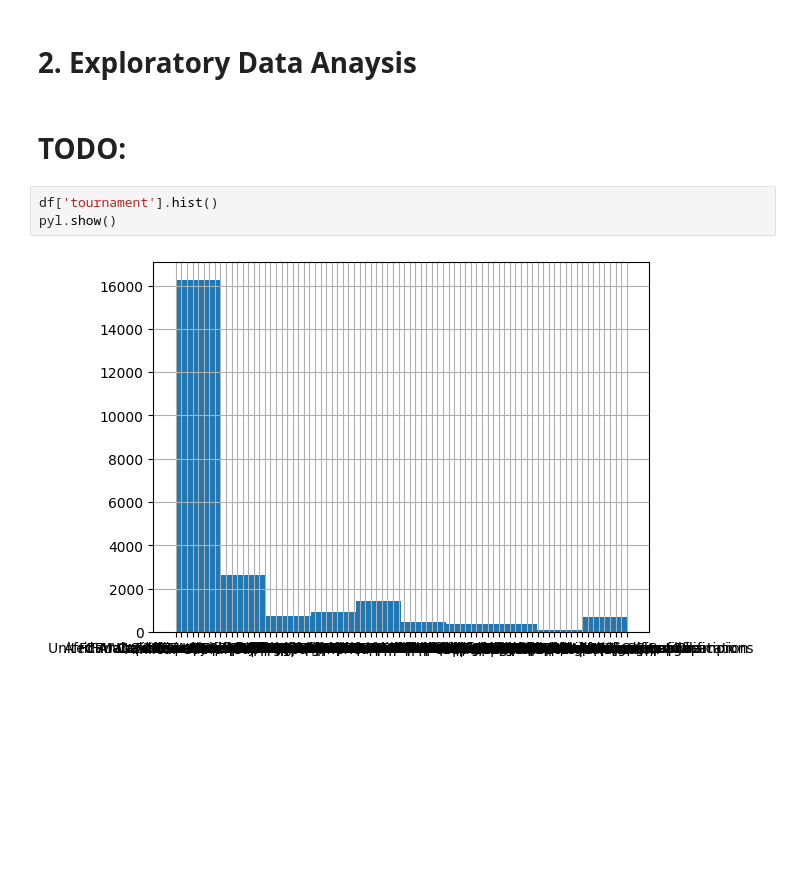
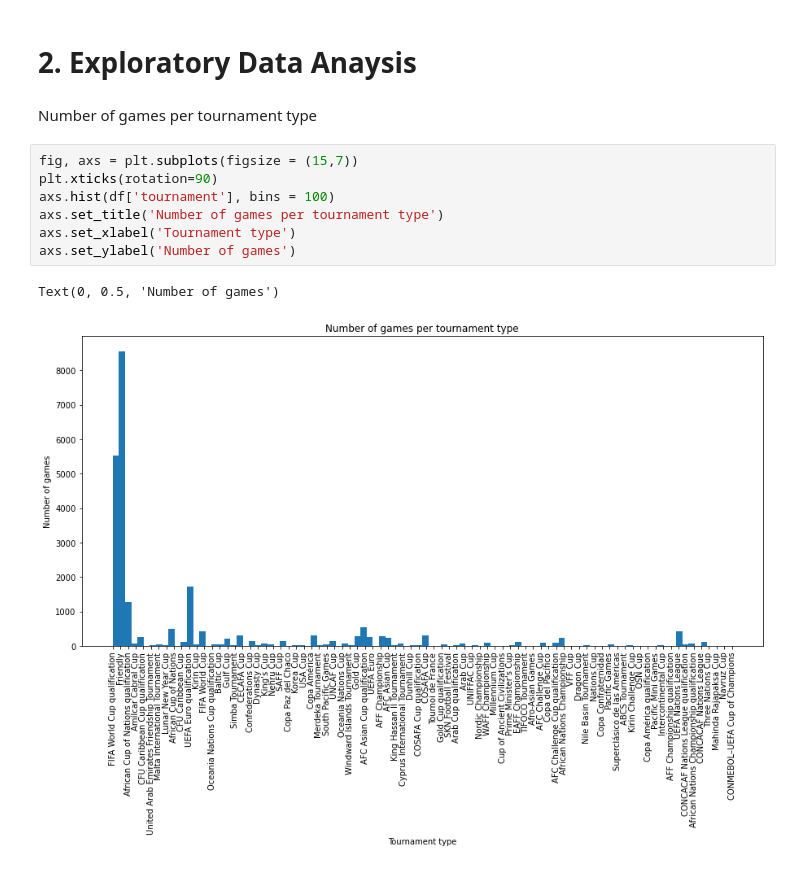
Before and after one commit to JavierCantoH/Fontys-DataScienceProject, a Jupyter notebook: Project World Cup.ipynb, the cells around one changed output. Saved outputs shown, nothing was run; the diff lists cells and outputs as text; blank space fills up the shorter version.

Commit message:
added graphs

```diff
--- a/Project World Cup.ipynb
+++ b/Project World Cup.ipynb
@@ -333,9 +333,14 @@ w
 # %% [markdown]
 # 2. Exploratory Data Anaysis
 # %% [markdown]
-# TODO:
+Number of games per tournament type
-# %%
-df['tournament'].hist()
-pyl.show()
-# %% [output]
-[figure, removed]
+# %%
+fig, axs = plt.subplots(figsize = (15,7))
+plt.xticks(rotation=90)
+axs.hist(df['tournament'], bins = 100)
+axs.set_title('Number of games per tournament type')
+axs.set_xlabel('Tournament type')
+axs.set_ylabel('Number of games')
+# %% [output]
+Text(0, 0.5, 'Number of games')
+[figure, added]
```
Also changed, not shown: parts of 10 cells of this notebook, 1 other file.
